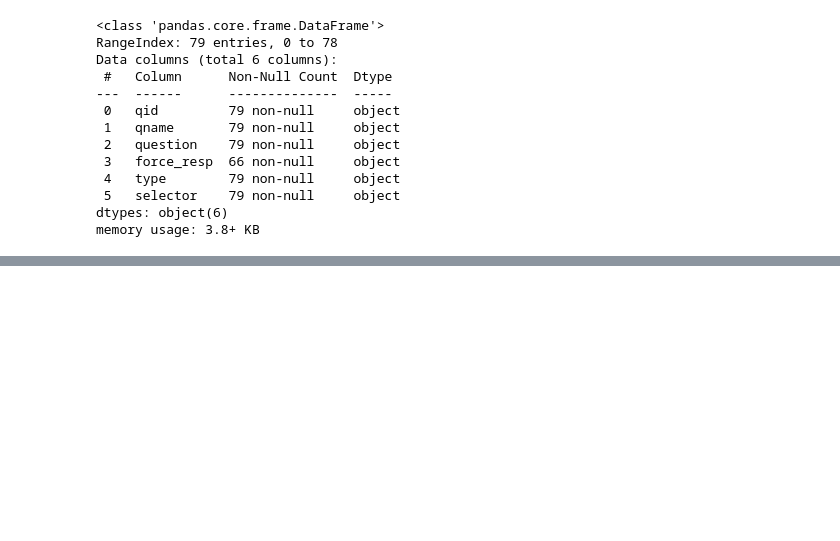
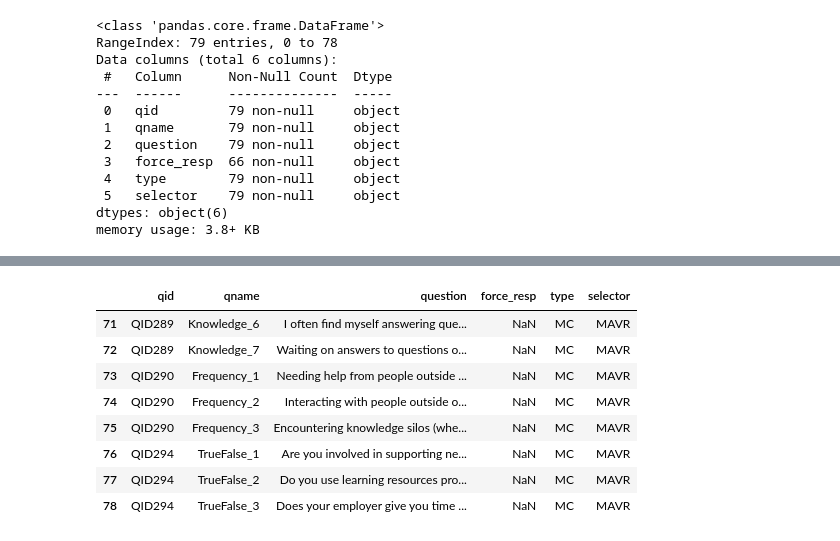
Before and after one commit to ajulthomas/python-basics, a Jupyter notebook: pandas/stack_overflow_developers_survey_analysis/pandas_stck_ovflw_survy_analysis.ipynb, the cells around one changed output, grey strips where cells are left out. Saved outputs shown, nothing was run; the diff lists cells and outputs as text; code cells hidden in the pictures; blank space fills up the shorter version.

```diff
--- a/pandas/stack_overflow_developers_survey_analysis/pandas_stck_ovflw_survy_analysis.ipynb
+++ b/pandas/stack_overflow_developers_survey_analysis/pandas_stck_ovflw_survy_analysis.ipynb
@@ -101,0 +109,12 @@ memory usage: 3.8+ KB
+# %%
+schema_df.tail(8)
+# %% [output]
+|  | qid | qname | question | force_resp | type | selector |
+| 71 | QID289 | Knowledge_6 | I often find myself answering que... | NaN | MC | MAVR |
+| 72 | QID289 | Knowledge_7 | Waiting on answers to questions o... | NaN | MC | MAVR |
+| 73 | QID290 | Frequency_1 | Needing help from people outside ... | NaN | MC | MAVR |
+| 74 | QID290 | Frequency_2 | Interacting with people outside o... | NaN | MC | MAVR |
+| 75 | QID290 | Frequency_3 | Encountering knowledge silos (whe... | NaN | MC | MAVR |
+| 76 | QID294 | TrueFalse_1 | Are you involved in supporting ne... | NaN | MC | MAVR |
+| 77 | QID294 | TrueFalse_2 | Do you use learning resources pro... | NaN | MC | MAVR |
+| 78 | QID294 | TrueFalse_3 | Does your employer give you time ... | NaN | MC | MAVR |
```
Also changed, not shown: parts of 11 cells of this notebook, 1 other file.
